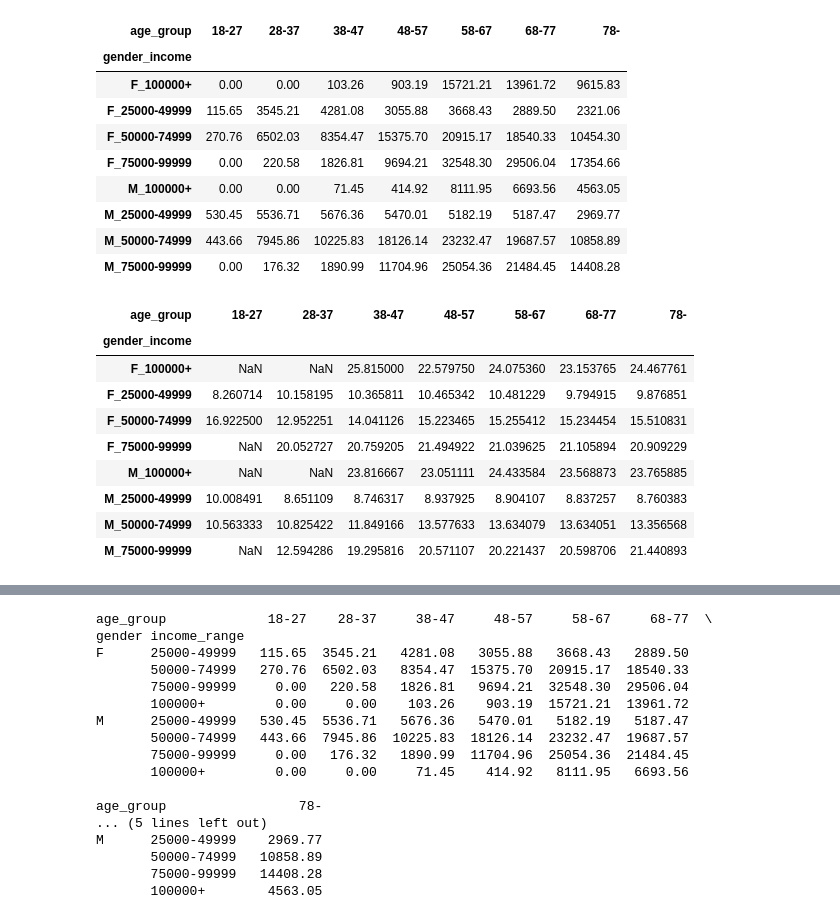
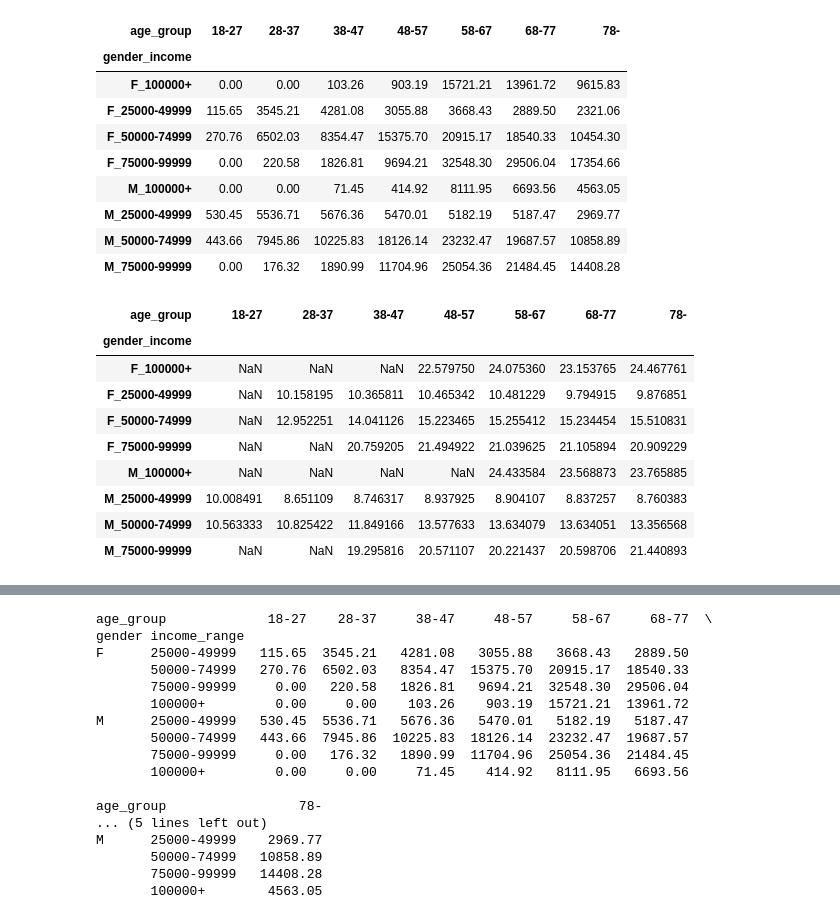
Before and after one commit to Oliver-Balb/Starbucks, a Jupyter notebook: Starbuck_Capstone_notebook-Analysis.ipynb, the cells around one changed output, grey strips where cells are left out. Cells and saved outputs as stored; diff of their text form; code cells hidden in the pictures.

```diff
--- a/Starbuck_Capstone_notebook-Analysis.ipynb
+++ b/Starbuck_Capstone_notebook-Analysis.ipynb
@@ -509,20 +513,23 @@ df_sum_revenue
 | M_25000-49999 | 530.45 | 5536.71 | 5676.36 | 5470.01 | 5182.19 | 5187.47 | 2969.77 |
 | M_50000-74999 | 443.66 | 7945.86 | 10225.83 | 18126.14 | 23232.47 | 19687.57 | 10858.89 |
 | M_75000-99999 | 0.00 | 176.32 | 1890.99 | 11704.96 | 25054.36 | 21484.45 | 14408.28 |
-# %%
-df_avg_revenue_by_offer = df_sum_revenue / df_count_offer_rcvd
-df_avg_revenue_by_offer
-# %% [output]
-| age_group | 18-27 | 28-37 | 38-47 | 48-57 | 58-67 | 68-77 | 78- |
-| gender_income |  |  |  |  |  |  |  |
-| F_100000+ | NaN | NaN | 25.815000 | 22.579750 | 24.075360 | 23.153765 | 24.467761 |
-| F_25000-49999 | 8.260714 | 10.158195 | 10.365811 | 10.465342 | 10.481229 | 9.794915 | 9.876851 |
-| F_50000-74999 | 16.922500 | 12.952251 | 14.041126 | 15.223465 | 15.255412 | 15.234454 | 15.510831 |
-| F_75000-99999 | NaN | 20.052727 | 20.759205 | 21.494922 | 21.039625 | 21.105894 | 20.909229 |
-| M_100000+ | NaN | NaN | 23.816667 | 23.051111 | 24.433584 | 23.568873 | 23.765885 |
-| M_25000-49999 | 10.008491 | 8.651109 | 8.746317 | 8.937925 | 8.904107 | 8.837257 | 8.760383 |
-| M_50000-74999 | 10.563333 | 10.825422 | 11.849166 | 13.577633 | 13.634079 | 13.634051 | 13.356568 |
-| M_75000-99999 | NaN | 12.594286 | 19.295816 | 20.571107 | 20.221437 | 20.598706 | 21.440893 |
+# %%
+# In order to avoid outliers caused by low segment populations, all segments with count of offer received <40 are not considered (set to NaN).
+
+df_count_offer_rcvd_no_outliers = df_count_offer_rcvd.applymap(lambda x: x if x >= 40 else np.nan)
+df_avg_revenue_by_offer = df_sum_revenue / df_count_offer_rcvd_no_outliers
+df_avg_revenue_by_offer
+# %% [output]
+| age_group | 18-27 | 28-37 | 38-47 | 48-57 | 58-67 | 68-77 | 78- |
+| gender_income |  |  |  |  |  |  |  |
+| F_100000+ | NaN | NaN | NaN | 22.579750 | 24.075360 | 23.153765 | 24.467761 |
+| F_25000-49999 | NaN | 10.158195 | 10.365811 | 10.465342 | 10.481229 | 9.794915 | 9.876851 |
+| F_50000-74999 | NaN | 12.952251 | 14.041126 | 15.223465 | 15.255412 | 15.234454 | 15.510831 |
+| F_75000-99999 | NaN | NaN | 20.759205 | 21.494922 | 21.039625 | 21.105894 | 20.909229 |
+| M_100000+ | NaN | NaN | NaN | NaN | 24.433584 | 23.568873 | 23.765885 |
+| M_25000-49999 | 10.008491 | 8.651109 | 8.746317 | 8.937925 | 8.904107 | 8.837257 | 8.760383 |
+| M_50000-74999 | 10.563333 | 10.825422 | 11.849166 | 13.577633 | 13.634079 | 13.634051 | 13.356568 |
+| M_75000-99999 | NaN | NaN | 19.295816 | 20.571107 | 20.221437 | 20.598706 | 21.440893 |
 # %%
 # Generate a heatmap
 plt.figure(figsize=(12, 8))
```
Also changed, not shown: parts of 17 cells of this notebook, 6 other files.
